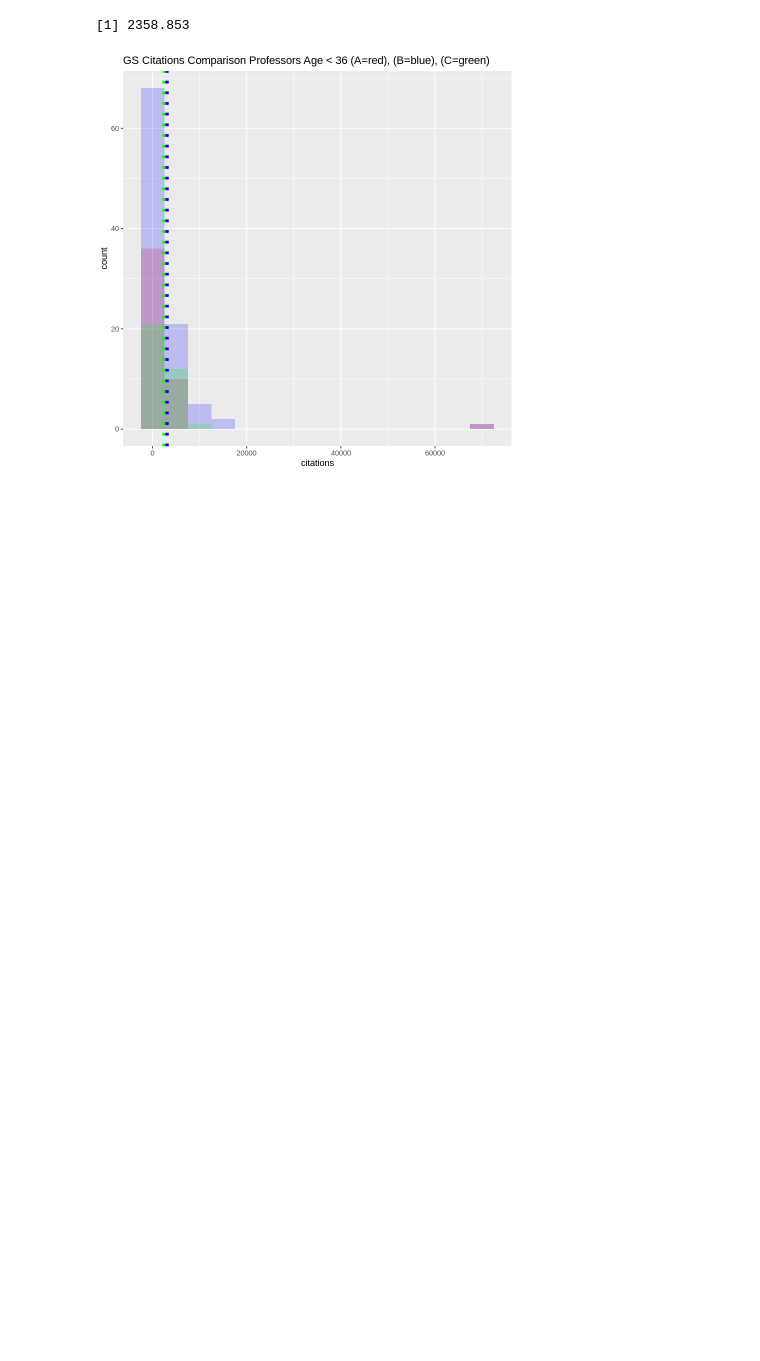
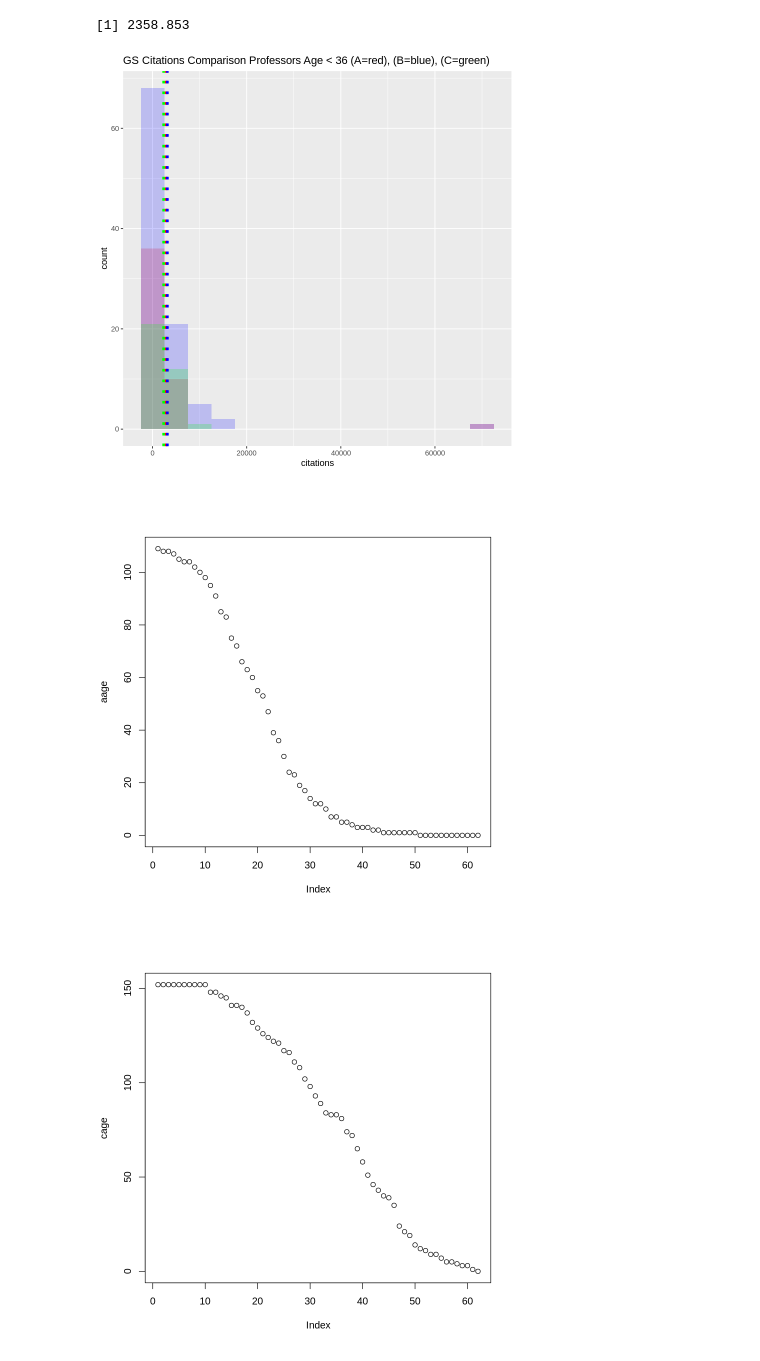
Before and after one commit to lakigigar/BitsofDNA, a Jupyter notebook: Citations_Analysis_of_Letter_Signatures.ipynb, the cells around one changed output. Cells and saved outputs as stored; diff of their text form; code cells hidden in the pictures; blank space fills up the shorter version.

Commit message:
Added age plots

```diff
--- a/Citations_Analysis_of_Letter_Signatures.ipynb
+++ b/Citations_Analysis_of_Letter_Signatures.ipynb
@@ -222,3 +182,15 @@ Warning message:
 [1] 3148.835
 [1] 2358.853
 [figure]
+# %%
+aage<-c(1:62)
+cage<-c(1:62)
+for (i in c(1:62)){
+aage[i]=length(filter(df, ((lettergroup == "A Only"|lettergroup == "A and B")&(role=="professor")&(age > i)))$age)
+cage[i]=length(filter(df, ((lettergroup == "C Only"|lettergroup == "B and C")&(role=="professor")&(age > i)))$age)
+}
+plot(aage)
+plot(cage)
+# %% [output]
+[figure, added]
+[figure, added]
```
Also changed, not shown: parts of 3 cells of this notebook.
